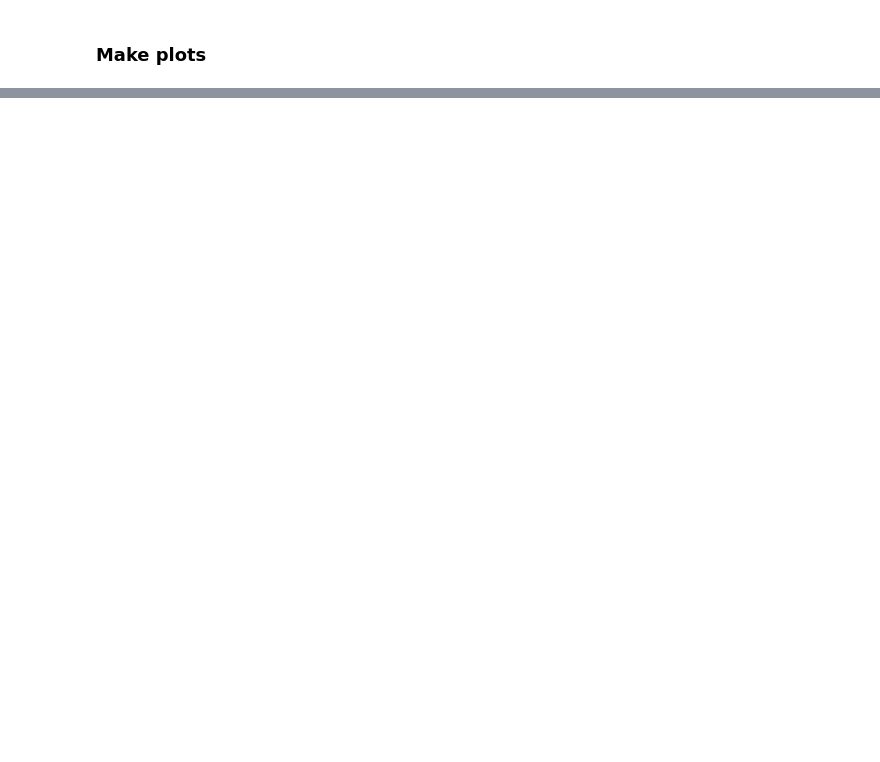
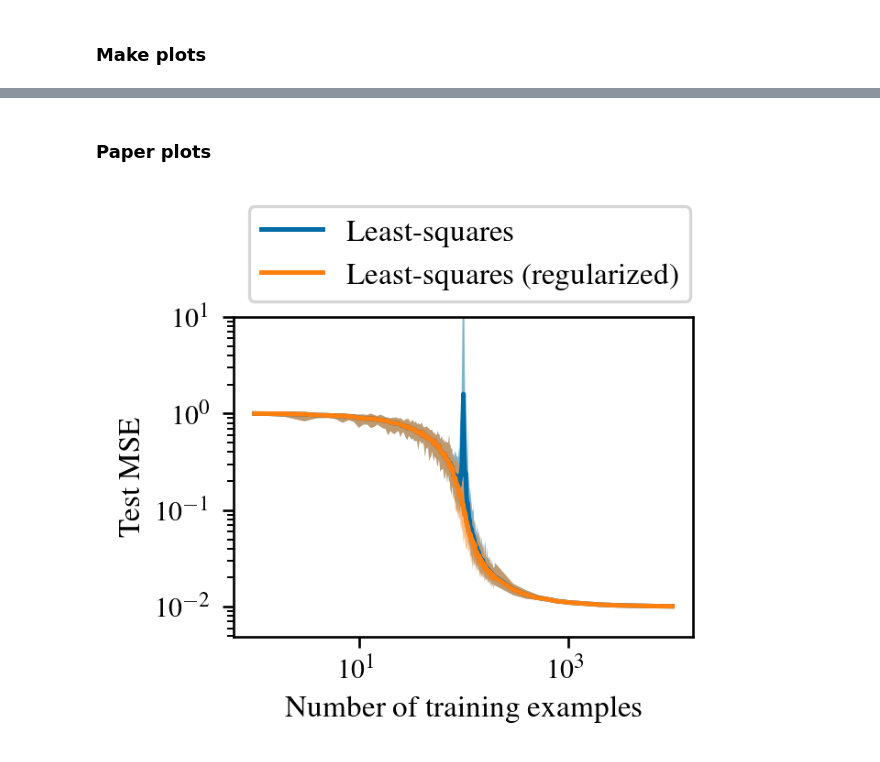
Before and after one commit to ed1d1a8d/scaling, a Jupyter notebook: notebooks/regression/with-noise.ipynb, the cells around one changed output, grey strips where cells are left out. Drawn from its saved outputs; the diff is of its cells as text; code cells hidden in the pictures; blank space fills up the shorter version.

```diff
--- a/notebooks/regression/with-noise.ipynb
+++ b/notebooks/regression/with-noise.ipynb
@@ -199,0 +231,39 @@ plt.show()
+# %% [markdown]
+### Paper plots
+# %%
+plt.style.use(
+    [
+        "tableau-colorblind10",
+        stylesheets.ME_FOMO_2023["mplstyle"],
+        {
+            "pgf.preamble": "\n".join([r"\usepackage{amsmath}"]),
+        },
+    ],
+)
+width = stylesheets.ME_FOMO_2023["col2_width"]
+plt.figure(figsize=(width, 0.7 * width))
+
+fancy_plot(
+    df=df,
+    target="mle_mse",
+    label="Least-squares",
+    err_irreducible=df.sigma[0] ** 2,
+    ci_alpha=0.5,
+)
+fancy_plot(
+    df=df,
+    target="map_mse",
+    label="Least-squares (regularized)",
+    err_irreducible=df.sigma[0] ** 2,
+    ci_alpha=0.5,
+)
+plt.xscale("log")
+plt.yscale("log")
+plt.ylabel("Test MSE")
+plt.xlabel("Number of training examples")
+plt.ylim(top=1e1)
+plt.legend(loc="lower left", bbox_to_anchor=(0, 1))
+
+plt.savefig("figures/linreg-noised.pgf", bbox_inches="tight")
+# %% [output]
+[figure, added]
```
Also changed, not shown: parts of 7 cells of this notebook, 3 other files.
